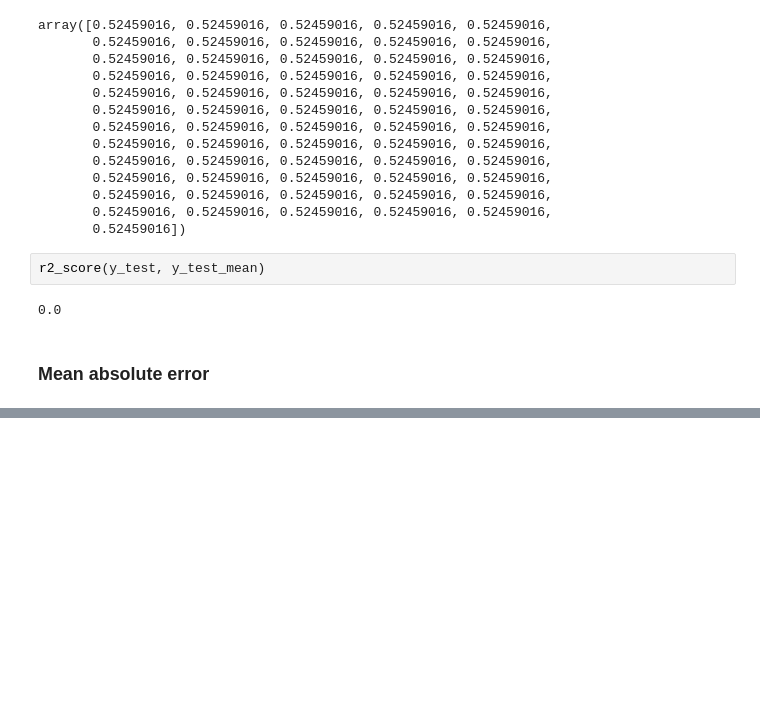
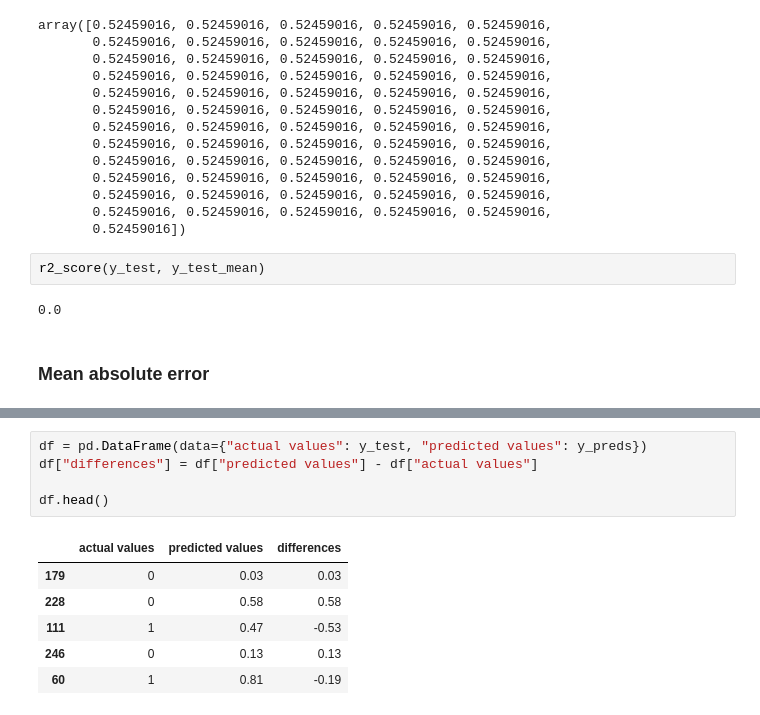
Before and after one commit to johnnvas/scikitlearn-demo, a Jupyter notebook: scikit-learn_demo.ipynb, the cells around one changed output, grey strips where cells are left out. Cells and saved outputs as stored; diff of their text form; blank space fills up the shorter version.

```diff
--- a/scikit-learn_demo.ipynb
+++ b/scikit-learn_demo.ipynb
@@ -1263,0 +1270,12 @@ y_preds = model.predict(x_test)
+# %%
+df = pd.DataFrame(data={"actual values": y_test, "predicted values": y_preds})
+df["differences"] = df["predicted values"] - df["actual values"]
+
+df.head()
+# %% [output]
+|  | actual values | predicted values | differences |
+| 179 | 0 | 0.03 | 0.03 |
+| 228 | 0 | 0.58 | 0.58 |
+| 111 | 1 | 0.47 | -0.53 |
+| 246 | 0 | 0.13 | 0.13 |
+| 60 | 1 | 0.81 | -0.19 |
```
Also changed, not shown: parts of 5 cells of this notebook.
